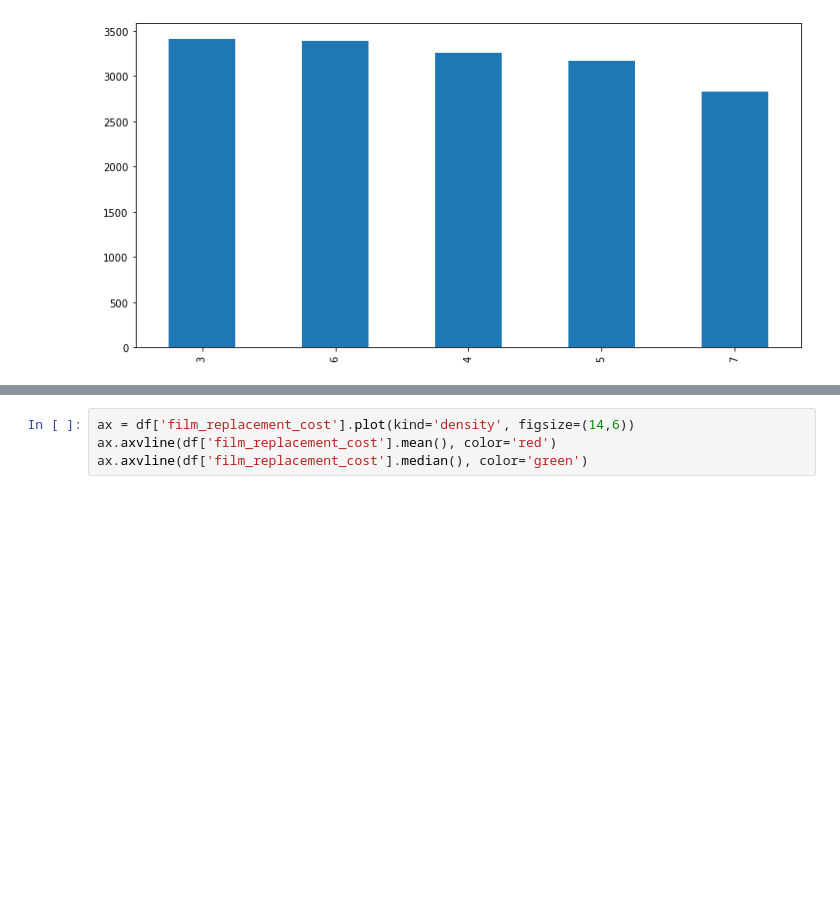
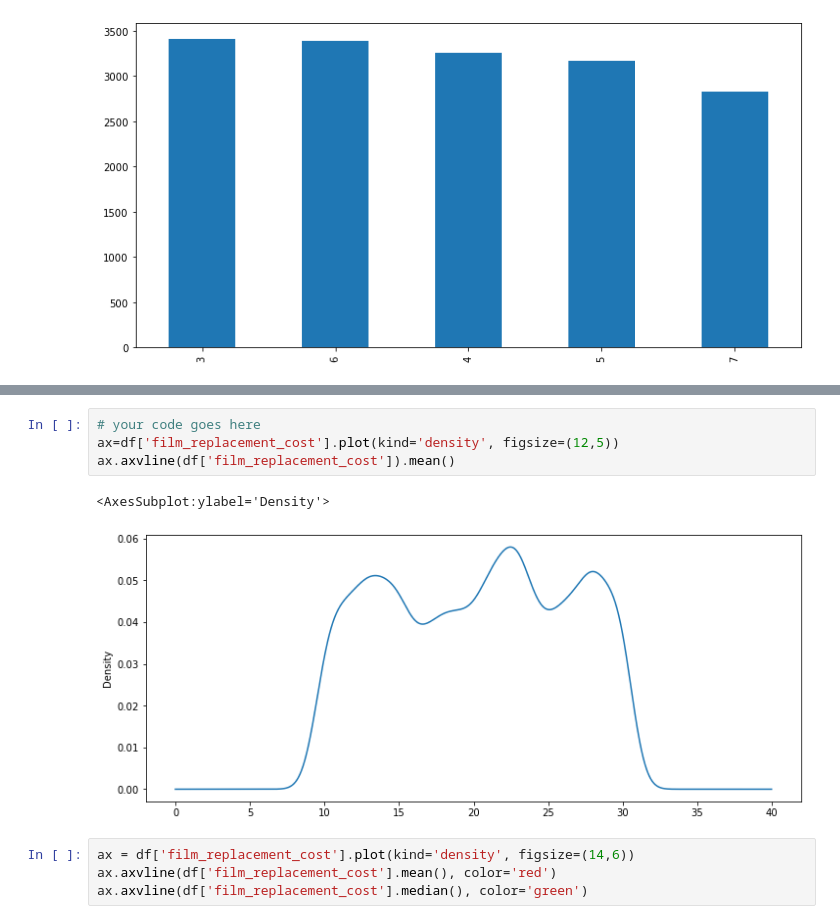
Before and after one commit to silanka007/data-analytics-FCC, a Jupyter notebook: Exercises_2.ipynb, the cells around one changed output, grey strips where cells are left out. Drawn from its saved outputs; the diff is of its cells as text; blank space fills up the shorter version.

```diff
--- a/Exercises_2.ipynb
+++ b/Exercises_2.ipynb
@@ -111,3 +114,10 @@ df['film_replacement_cost'].plot(kind='box', vert=False, figsize=(14,6))
+# %%
+# your code goes here
+ax=df['film_replacement_cost'].plot(kind='density', figsize=(12,5))
+ax.axvline(df['film_replacement_cost']).mean()
+# %% [output]
+<AxesSubplot:ylabel='Density'>
+[figure, added]
 # %%
 ax = df['film_replacement_cost'].plot(kind='density', figsize=(14,6))
 ax.axvline(df['film_replacement_cost'].mean(), color='red')
```
Also changed, not shown: parts of 7 cells of this notebook.
